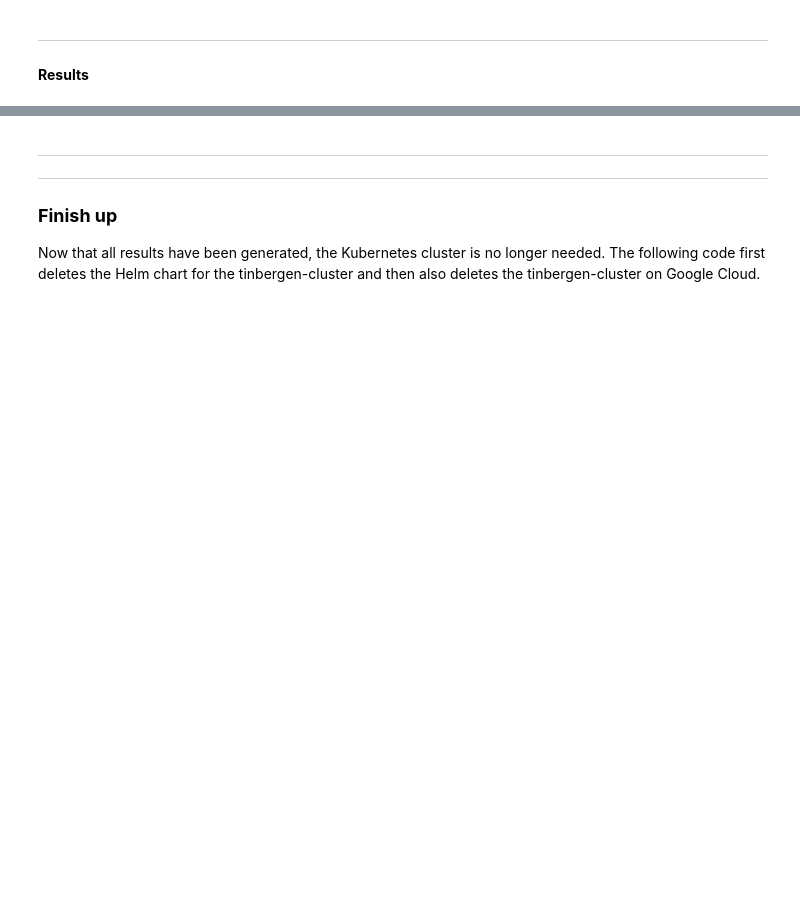
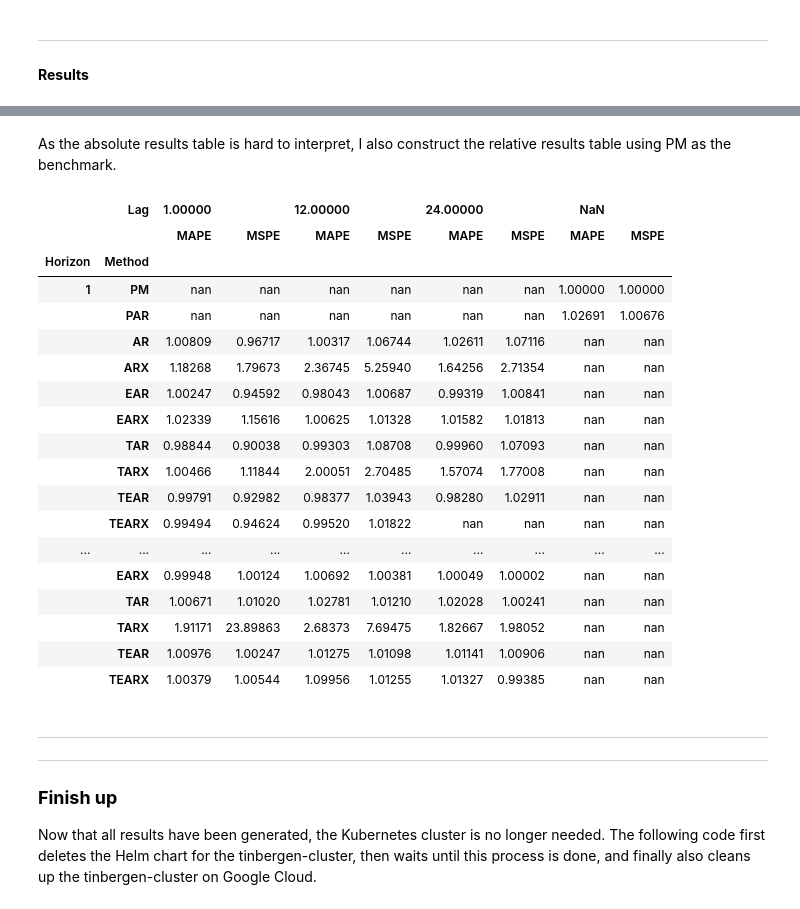
Before and after one commit to Mathijs995/Applied-Macroeconometrics, a Jupyter notebook: TI116 - Robust regularized regressions.ipynb, the cells around one changed output, grey strips where cells are left out. Cells and saved outputs as stored; diff of their text form; code cells hidden in the pictures; blank space fills up the shorter version.

```diff
--- a/TI116 - Robust regularized regressions.ipynb
+++ b/TI116 - Robust regularized regressions.ipynb
@@ -183,2 +84,0 @@ tinbergen-helm-dask-worker-665b66ff6-vt527      1/1     Running             0
-# %%
-scheduler = '35.198.114.17:8786'
@@ -1001,0 +720,3 @@ The following code is used to construct the forecast errors.
+# %%
+hors = {'h=1' : 1}
+lags = {'p=24' : 24}
@@ -1081,3 +882,16 @@ metrics = {
+# %%
+'''
+Construct forecasting errors
+'''
+
+# Append a column containing the forecasts errors
+df_res['Forecast error'] = df_res.apply(
+  lambda x: endog[x['Month']] - x['Estimate'],
+  axis = 1
+)
+
+# Export the results locally
+df_res.to_excel('df_res.xlsx')
 # %% [markdown]
 ---
 #### **Results**
@@ -1144,5 +955,60 @@ df_res = df_flat.loc[idx, :]
+# %% [markdown]
+As the absolute results table is hard to interpret, I also construct the relative results table using PM as the benchmark.
+# %%
+'''
+Generate relative results table
+'''
+hors = {'h=1' : 1, 'h=12' : 12}
+# Construct relative results table
+df_rel_res_table = pd.concat([
+  df_res_table.iloc[
+    df_res_table.index.get_level_values('Horizon') == hor,
+    :
+  ].div(
+    df_res_table.iloc[
+      (df_res_table.index.get_level_values('Horizon') == hor) & \
+        (df_res_table.index.get_level_values('Method') == 'PM'),
+      :
+    ].iloc[0]
+  ) for hor in hors.values()
+])
+
+# Display relative results table
+display(HTML(
+  df_rel_res_table
+    .unstack(level=1)
+    .swaplevel(0, 1, 1)
+    .sort_index(1)
+    .loc[
+      [(hor, method) for hor in hors.values() \
+        for method in ['PM', 'PAR', *[meth[:-2] + mod_type \
+          for meth in methods.keys() for mod_type in ['AR', 'ARX']]]],
+      :
+    ]
+    .to_html()
+))
+# %% [output]
+|  | Lag | 1.00000 |  | 12.00000 |  | 24.00000 |  | NaN |  |
+|  |  | MAPE | MSPE | MAPE | MSPE | MAPE | MSPE | MAPE | MSPE |
+| Horizon | Method |  |  |  |  |  |  |  |  |
+| 1 | PM | nan | nan | nan | nan | nan | nan | 1.00000 | 1.00000 |
+|  | PAR | nan | nan | nan | nan | nan | nan | 1.02691 | 1.00676 |
+|  | AR | 1.00809 | 0.96717 | 1.00317 | 1.06744 | 1.02611 | 1.07116 | nan | nan |
+|  | ARX | 1.18268 | 1.79673 | 2.36745 | 5.25940 | 1.64256 | 2.71354 | nan | nan |
+|  | EAR | 1.00247 | 0.94592 | 0.98043 | 1.00687 | 0.99319 | 1.00841 | nan | nan |
+|  | EARX | 1.02339 | 1.15616 | 1.00625 | 1.01328 | 1.01582 | 1.01813 | nan | nan |
+|  | TAR | 0.98844 | 0.90038 | 0.99303 | 1.08708 | 0.99960 | 1.07093 | nan | nan |
+|  | TARX | 1.00466 | 1.11844 | 2.00051 | 2.70485 | 1.57074 | 1.77008 | nan | nan |
+|  | TEAR | 0.99791 | 0.92982 | 0.98377 | 1.03943 | 0.98280 | 1.02911 | nan | nan |
+|  | TEARX | 0.99494 | 0.94624 | 0.99520 | 1.01822 | nan | nan | nan | nan |
+| ... | ... | ... | ... | ... | ... | ... | ... | ... | ... |
+|  | EARX | 0.99948 | 1.00124 | 1.00692 | 1.00381 | 1.00049 | 1.00002 | nan | nan |
+|  | TAR | 1.00671 | 1.01020 | 1.02781 | 1.01210 | 1.02028 | 1.00241 | nan | nan |
+|  | TARX | 1.91171 | 23.89863 | 2.68373 | 7.69475 | 1.82667 | 1.98052 | nan | nan |
+|  | TEAR | 1.00976 | 1.00247 | 1.01275 | 1.01098 | 1.01141 | 1.00906 | nan | nan |
+|  | TEARX | 1.00379 | 1.00544 | 1.09956 | 1.01255 | 1.01327 | 0.99385 | nan | nan |
 # %% [markdown]
 ---
 ---
 ### **Finish up**
-Now that all results have been generated, the Kubernetes cluster is no longer needed. The following code first deletes the Helm chart for the tinbergen-cluster and then also deletes the tinbergen-cluster on Google Cloud.
+Now that all results have been generated, the Kubernetes cluster is no longer needed. The following code first deletes the Helm chart for the tinbergen-cluster, then waits until this process is done, and finally also cleans up the tinbergen-cluster on Google Cloud.
```
Also changed, not shown: parts of 51 cells of this notebook, 1 other file.
